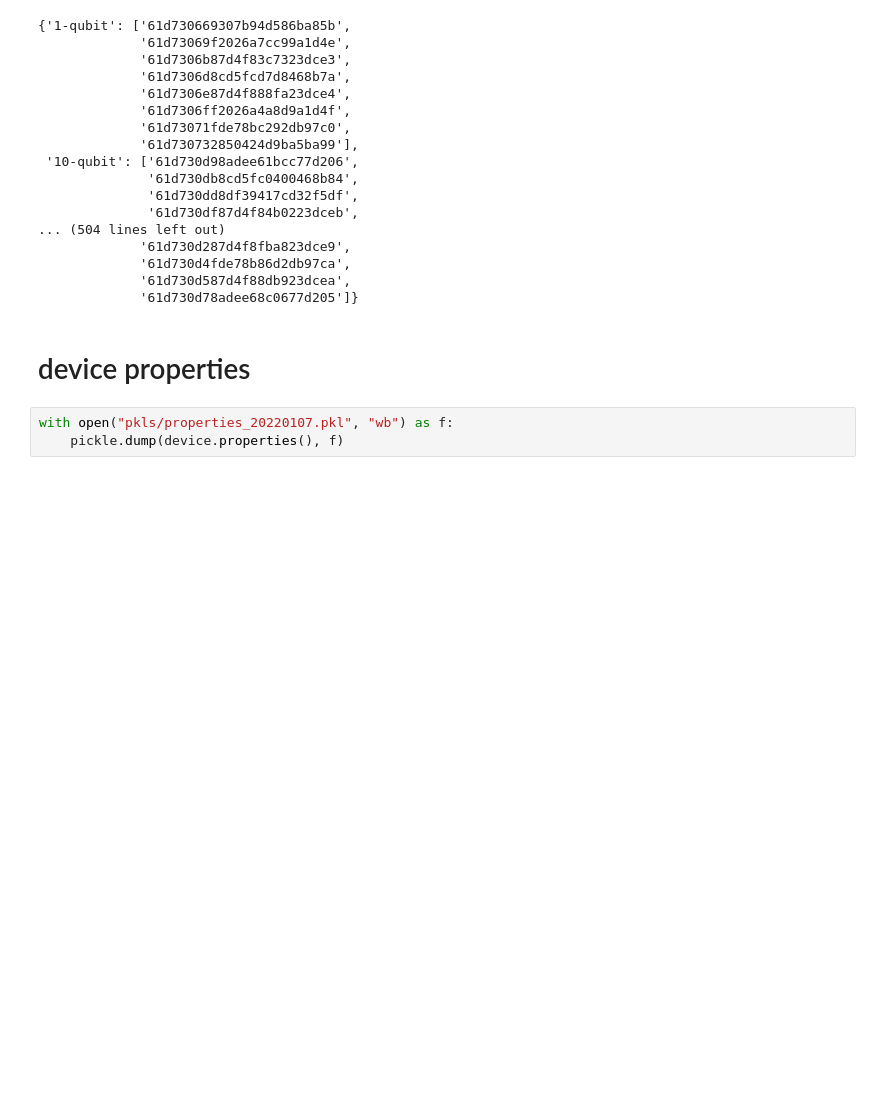
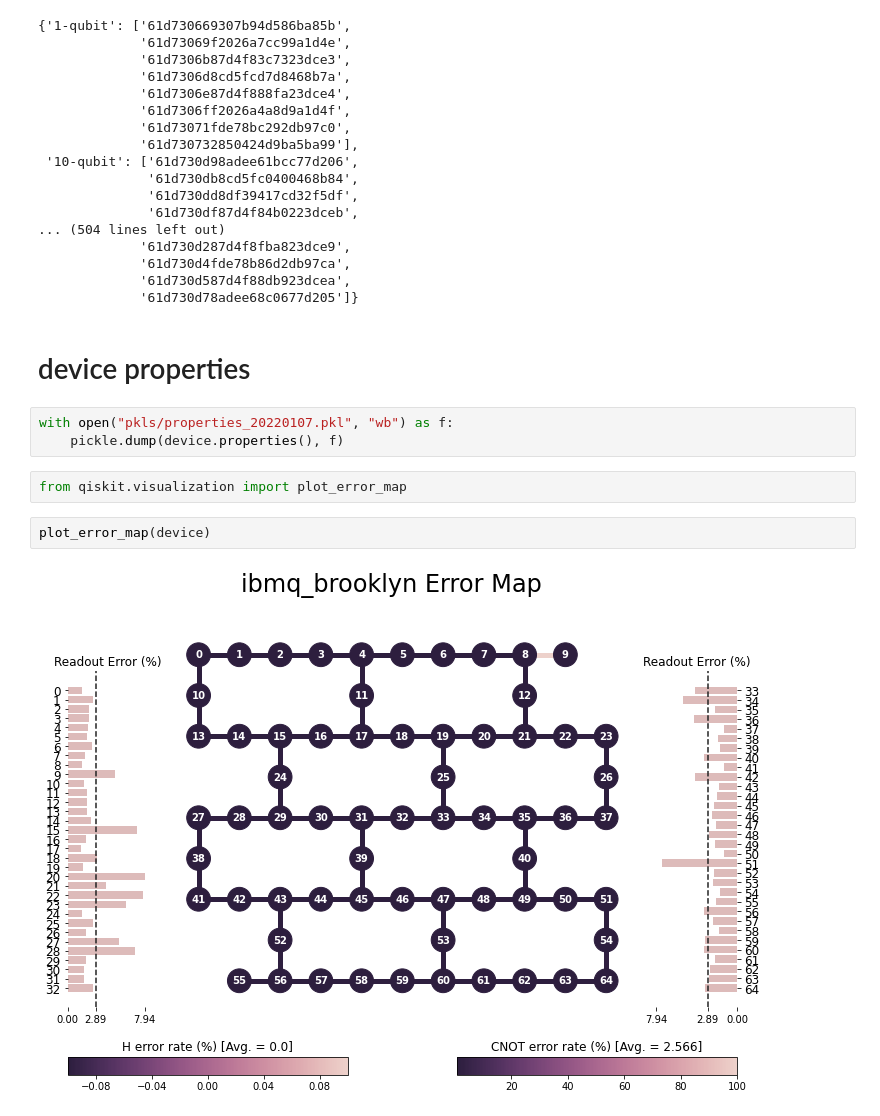
Before and after one commit to BOBO1997/master_thesis, a Jupyter notebook: test_libs_qrem/ghz_fidelity/brooklyn/run_8tries/cast_jobs.ipynb, the cells around one changed output. Cells and saved outputs as stored; diff of their text form; blank space fills up the shorter version.

```diff
--- a/test_libs_qrem/ghz_fidelity/brooklyn/run_8tries/cast_jobs.ipynb
+++ b/test_libs_qrem/ghz_fidelity/brooklyn/run_8tries/cast_jobs.ipynb
@@ -193,3 +193,9 @@ with open("pkls/job_list_dict.pkl", "rb") as f:
 # %%
 with open("pkls/properties_20220107.pkl", "wb") as f:
     pickle.dump(device.properties(), f)
+# %%
+from qiskit.visualization import plot_error_map
+# %%
+plot_error_map(device)
+# %% [output]
+[figure, added]
```
Also changed, not shown: 7 other files.
